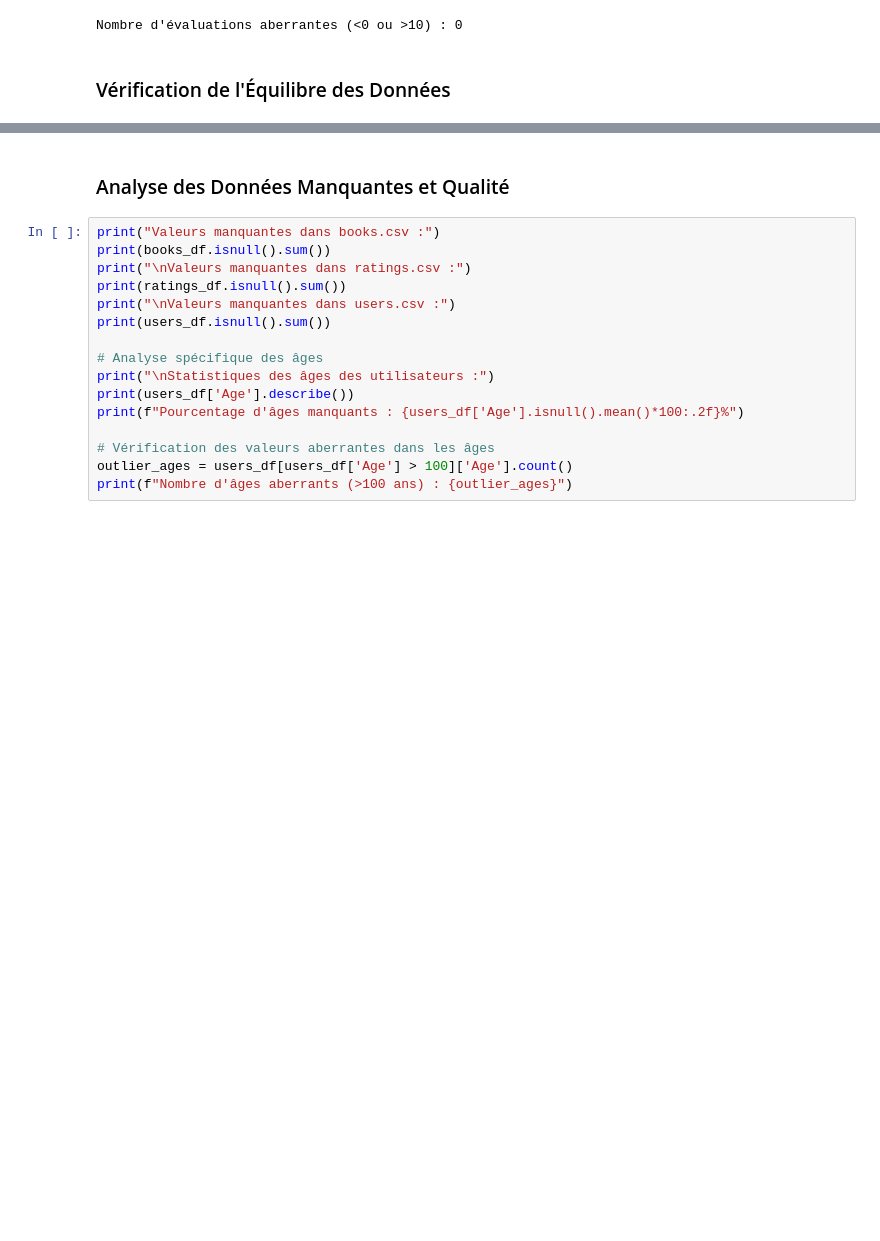
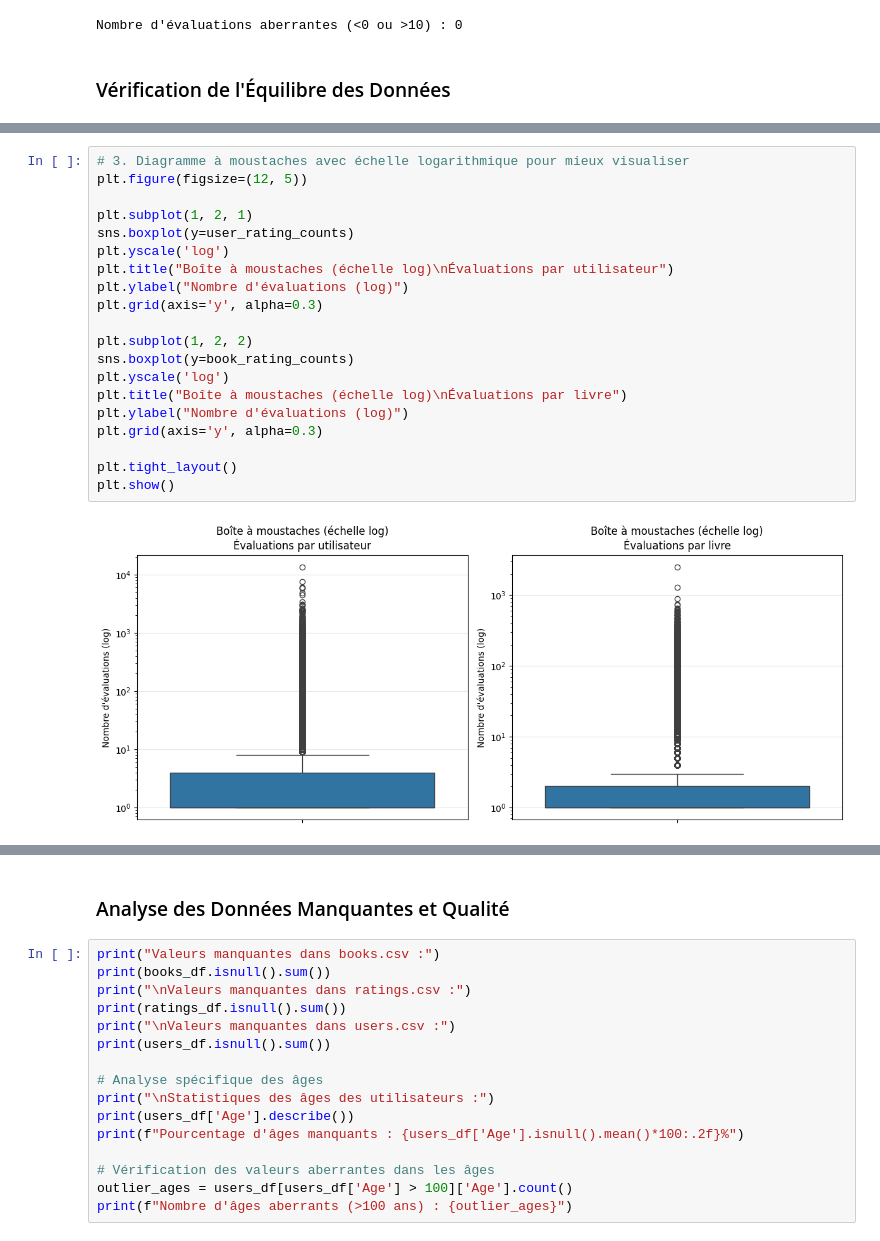
Before and after one commit to Laaliji/Books_Recommandation_System, a Jupyter notebook: systeme_recommandation_livres.ipynb, the cells around one changed output, grey strips where cells are left out. Saved outputs shown, nothing was run; the diff lists cells and outputs as text; blank space fills up the shorter version.

```diff
--- a/systeme_recommandation_livres.ipynb
+++ b/systeme_recommandation_livres.ipynb
@@ -268,0 +391,22 @@ plt.show()
+# %%
+# 3. Diagramme à moustaches avec échelle logarithmique pour mieux visualiser
+plt.figure(figsize=(12, 5))
+
+plt.subplot(1, 2, 1)
+sns.boxplot(y=user_rating_counts)
+plt.yscale('log')
+plt.title("Boîte à moustaches (échelle log)\nÉvaluations par utilisateur")
+plt.ylabel("Nombre d'évaluations (log)")
+plt.grid(axis='y', alpha=0.3)
+
+plt.subplot(1, 2, 2)
+sns.boxplot(y=book_rating_counts)
+plt.yscale('log')
+plt.title("Boîte à moustaches (échelle log)\nÉvaluations par livre")
+plt.ylabel("Nombre d'évaluations (log)")
+plt.grid(axis='y', alpha=0.3)
+
+plt.tight_layout()
+plt.show()
+# %% [output]
+[figure, added]
```
Also changed, not shown: parts of 13 cells of this notebook.
